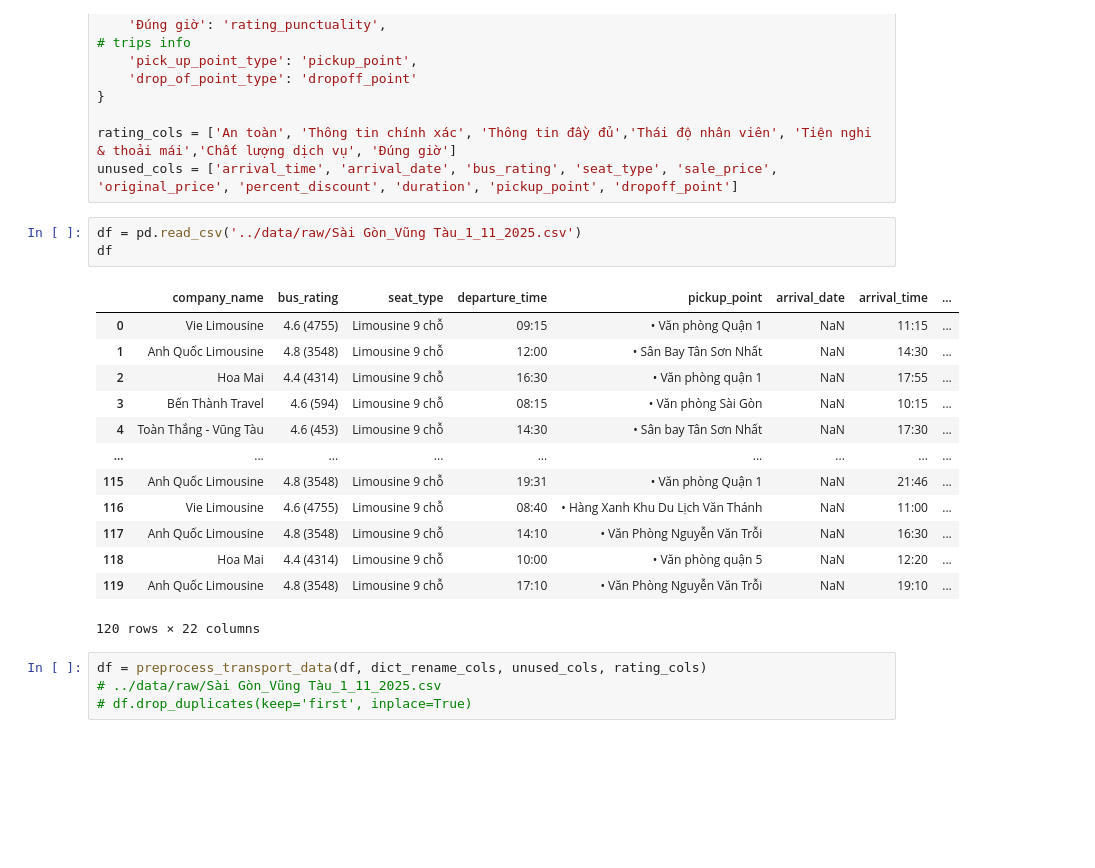
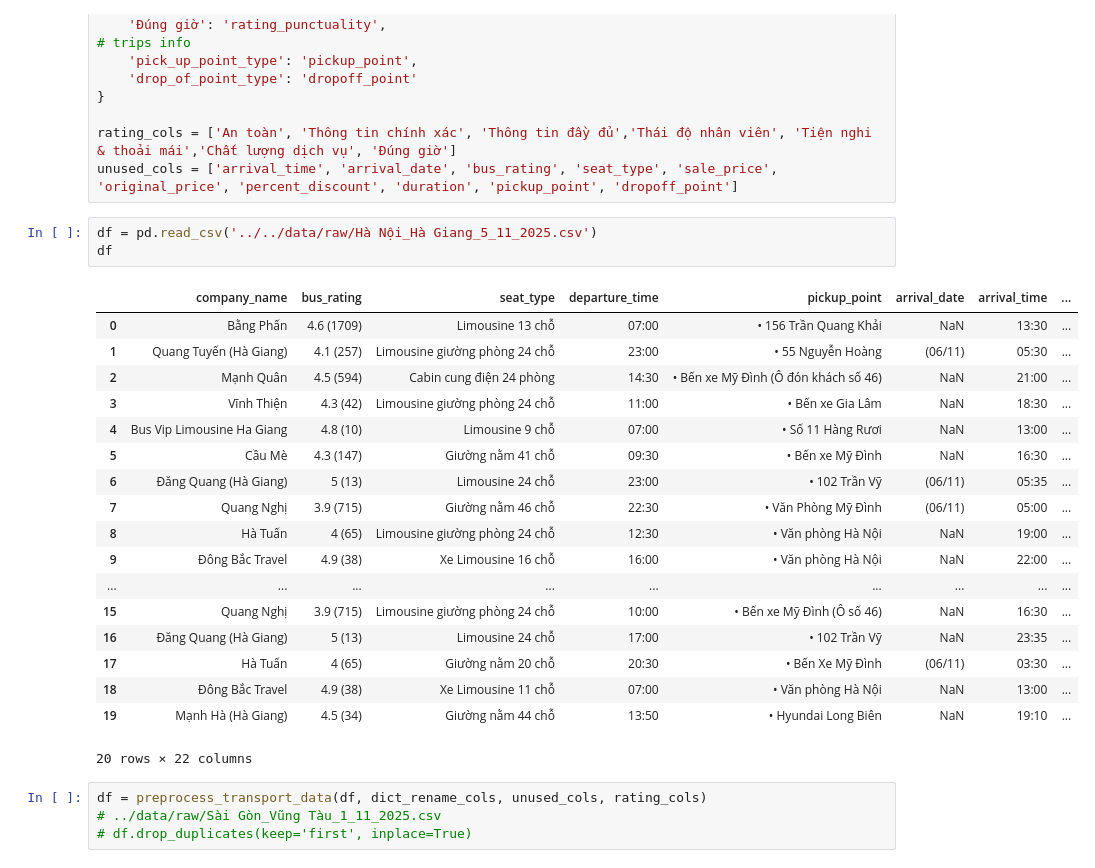
Before and after one commit to Le-AnV/ds-vexere-analysis, a Jupyter notebook: src/data_processing/2_clean_data.ipynb, the cells around one changed output. Drawn from its saved outputs; the diff is of its cells as text; blank space fills up the shorter version.

```diff
--- a/src/data_processing/2_clean_data.ipynb
+++ b/src/data_processing/2_clean_data.ipynb
@@ -295,22 +297,27 @@ dict_rename_cols = {
 rating_cols = ['An toàn', 'Thông tin chính xác', 'Thông tin đầy đủ','Thái độ nhân viên', 'Tiện nghi & thoải mái','Chất lượng dịch vụ', 'Đúng giờ']
 unused_cols = ['arrival_time', 'arrival_date', 'bus_rating', 'seat_type', 'sale_price', 'original_price', 'percent_discount', 'duration', 'pickup_point', 'dropoff_point']
 # %%
-df = pd.read_csv('../data/raw/Sài Gòn_Vũng Tàu_1_11_2025.csv')
+df = pd.read_csv('../../data/raw/Hà Nội_Hà Giang_5_11_2025.csv')
 df
 # %% [output]
 |  | company_name | bus_rating | seat_type | departure_time | pickup_point | arrival_date | arrival_time | ... |
-| 0 | Vie Limousine | 4.6 (4755) | Limousine 9 chỗ | 09:15 | • Văn phòng Quận 1 | NaN | 11:15 | ... |
-| 1 | Anh Quốc Limousine | 4.8 (3548) | Limousine 9 chỗ | 12:00 | • Sân Bay Tân Sơn Nhất | NaN | 14:30 | ... |
-| 2 | Hoa Mai | 4.4 (4314) | Limousine 9 chỗ | 16:30 | • Văn phòng quận 1 | NaN | 17:55 | ... |
-| 3 | Bến Thành Travel | 4.6 (594) | Limousine 9 chỗ | 08:15 | • Văn phòng Sài Gòn | NaN | 10:15 | ... |
-| 4 | Toàn Thắng - Vũng Tàu | 4.6 (453) | Limousine 9 chỗ | 14:30 | • Sân bay Tân Sơn Nhất | NaN | 17:30 | ... |
+| 0 | Bằng Phấn | 4.6 (1709) | Limousine 13 chỗ | 07:00 | • 156 Trần Quang Khải | NaN | 13:30 | ... |
+| 1 | Quang Tuyến (Hà Giang) | 4.1 (257) | Limousine giường phòng 24 chỗ | 23:00 | • 55 Nguyễn Hoàng | (06/11) | 05:30 | ... |
+| 2 | Mạnh Quân | 4.5 (594) | Cabin cung điện 24 phòng | 14:30 | • Bến xe Mỹ Đình (Ô đón khách số 46) | NaN | 21:00 | ... |
+| 3 | Vĩnh Thiện | 4.3 (42) | Limousine giường phòng 24 chỗ | 11:00 | • Bến xe Gia Lâm | NaN | 18:30 | ... |
+| 4 | Bus Vip Limousine Ha Giang | 4.8 (10) | Limousine 9 chỗ | 07:00 | • Số 11 Hàng Rươi | NaN | 13:00 | ... |
+| 5 | Cầu Mè | 4.3 (147) | Giường nằm 41 chỗ | 09:30 | • Bến xe Mỹ Đình | NaN | 16:30 | ... |
+| 6 | Đăng Quang (Hà Giang) | 5 (13) | Limousine 24 chỗ | 23:00 | • 102 Trần Vỹ | (06/11) | 05:35 | ... |
+| 7 | Quang Nghị | 3.9 (715) | Giường nằm 46 chỗ | 22:30 | • Văn Phòng Mỹ Đình | (06/11) | 05:00 | ... |
+| 8 | Hà Tuấn | 4 (65) | Limousine giường phòng 24 chỗ | 12:30 | • Văn phòng Hà Nội | NaN | 19:00 | ... |
+| 9 | Đông Bắc Travel | 4.9 (38) | Xe Limousine 16 chỗ | 16:00 | • Văn phòng Hà Nội | NaN | 22:00 | ... |
 | ... | ... | ... | ... | ... | ... | ... | ... | ... |
-| 115 | Anh Quốc Limousine | 4.8 (3548) | Limousine 9 chỗ | 19:31 | • Văn phòng Quận 1 | NaN | 21:46 | ... |
-| 116 | Vie Limousine | 4.6 (4755) | Limousine 9 chỗ | 08:40 | • Hàng Xanh Khu Du Lịch Văn Thánh | NaN | 11:00 | ... |
-| 117 | Anh Quốc Limousine | 4.8 (3548) | Limousine 9 chỗ | 14:10 | • Văn Phòng Nguyễn Văn Trỗi | NaN | 16:30 | ... |
-| 118 | Hoa Mai | 4.4 (4314) | Limousine 9 chỗ | 10:00 | • Văn phòng quận 5 | NaN | 12:20 | ... |
-| 119 | Anh Quốc Limousine | 4.8 (3548) | Limousine 9 chỗ | 17:10 | • Văn Phòng Nguyễn Văn Trỗi | NaN | 19:10 | ... |
+| 15 | Quang Nghị | 3.9 (715) | Limousine giường phòng 24 chỗ | 10:00 | • Bến xe Mỹ Đình (Ô số 46) | NaN | 16:30 | ... |
+| 16 | Đăng Quang (Hà Giang) | 5 (13) | Limousine 24 chỗ | 17:00 | • 102 Trần Vỹ | NaN | 23:35 | ... |
+| 17 | Hà Tuấn | 4 (65) | Giường nằm 20 chỗ | 20:30 | • Bến Xe Mỹ Đình | (06/11) | 03:30 | ... |
+| 18 | Đông Bắc Travel | 4.9 (38) | Xe Limousine 11 chỗ | 07:00 | • Văn phòng Hà Nội | NaN | 13:00 | ... |
+| 19 | Mạnh Hà (Hà Giang) | 4.5 (34) | Giường nằm 44 chỗ | 13:50 | • Hyundai Long Biên | NaN | 19:10 | ... |
-120 rows × 22 columns
+20 rows × 22 columns
 # %%
 df = preprocess_transport_data(df, dict_rename_cols, unused_cols, rating_cols)
 # ../data/raw/Sài Gòn_Vũng Tàu_1_11_2025.csv
```
Also changed, not shown: parts of 6 cells of this notebook, 6 other files.
